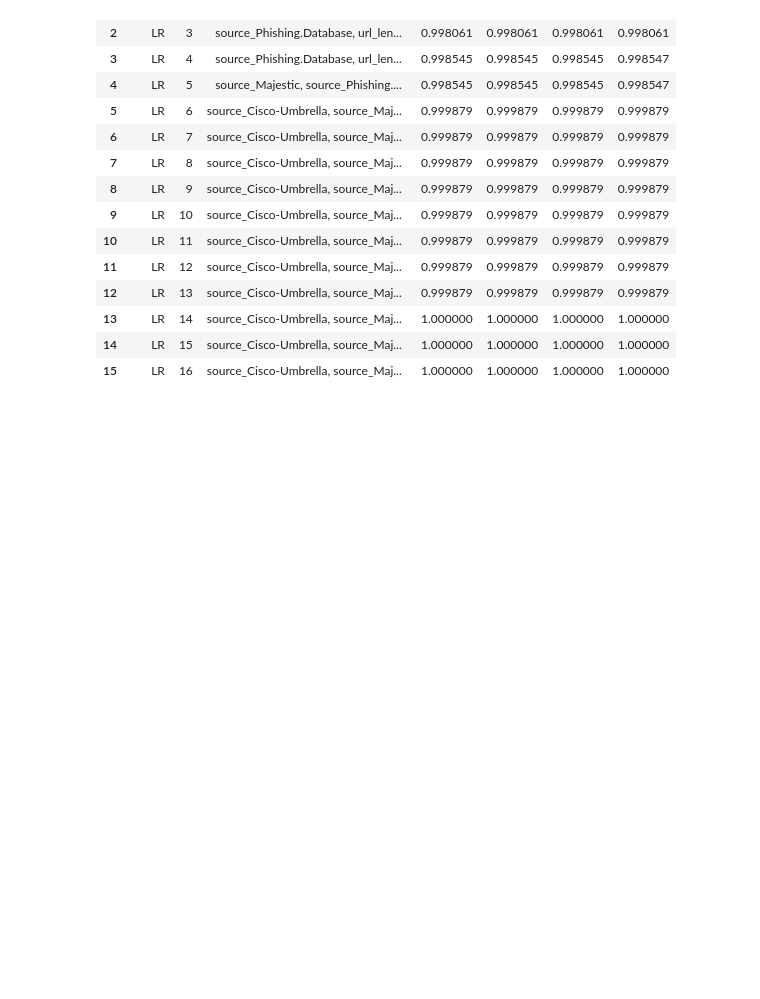
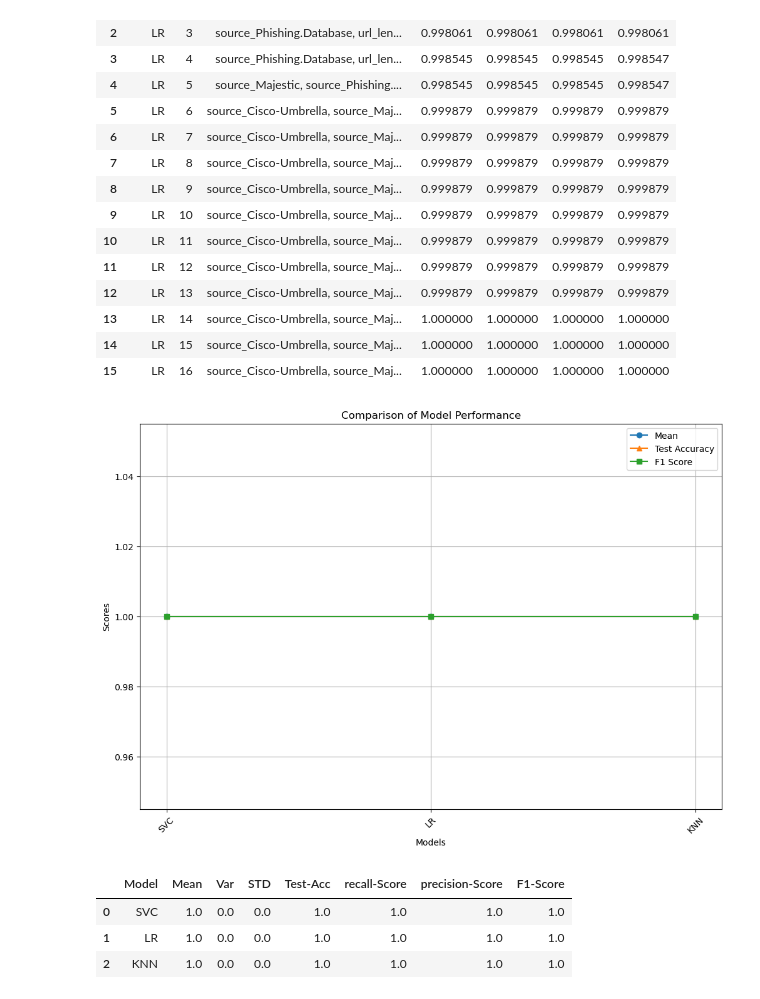
Before and after one commit to MaukanMir/Phishing-Url-Detection-Analysis, a Jupyter notebook: training.ipynb, the cells around one changed output. Saved outputs shown, nothing was run; the diff lists cells and outputs as text; code cells hidden in the pictures; blank space fills up the shorter version.

Commit message:
added new models

```diff
--- a/training.ipynb
+++ b/training.ipynb
@@ -704,3 +704,14 @@ test_kbest_columns(preprocessor, X, y_encoded, models, model_name[0], metric)
 | 13 | LR | 14 | source_Cisco-Umbrella, source_Maj... | 1.000000 | 1.000000 | 1.000000 | 1.000000 |
 | 14 | LR | 15 | source_Cisco-Umbrella, source_Maj... | 1.000000 | 1.000000 | 1.000000 | 1.000000 |
 | 15 | LR | 16 | source_Cisco-Umbrella, source_Maj... | 1.000000 | 1.000000 | 1.000000 | 1.000000 |
+# %%
+kbest = SelectKBest(score_func=mutual_info_classif, k=7)
+model_names = ["SVC", "LR", "KNN"]
+models = grab_selected_models(model_names)
+test_selected_models(preprocessor,model_names, models, X, y_encoded, acc_metric, kbest)
+# %% [output]
+[figure, added]
+|  | Model | Mean | Var | STD | Test-Acc | recall-Score | precision-Score | F1-Score |
+| 0 | SVC | 1.0 | 0.0 | 0.0 | 1.0 | 1.0 | 1.0 | 1.0 |
+| 1 | LR | 1.0 | 0.0 | 0.0 | 1.0 | 1.0 | 1.0 | 1.0 |
+| 2 | KNN | 1.0 | 0.0 | 0.0 | 1.0 | 1.0 | 1.0 | 1.0 |
```
Also changed, not shown: parts of 1 cell of this notebook.
